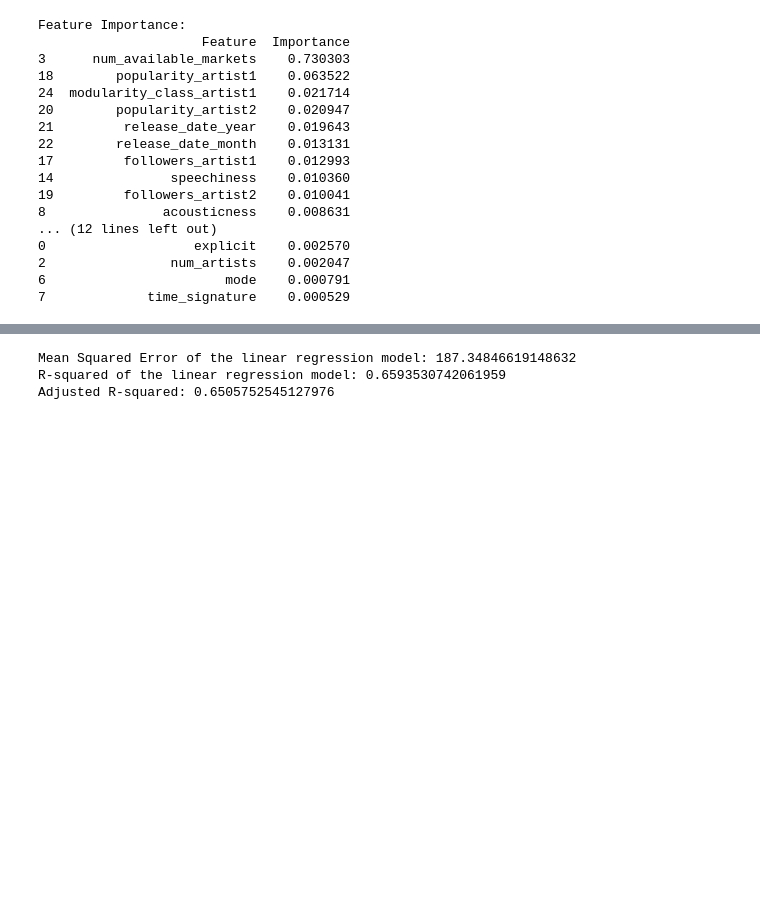
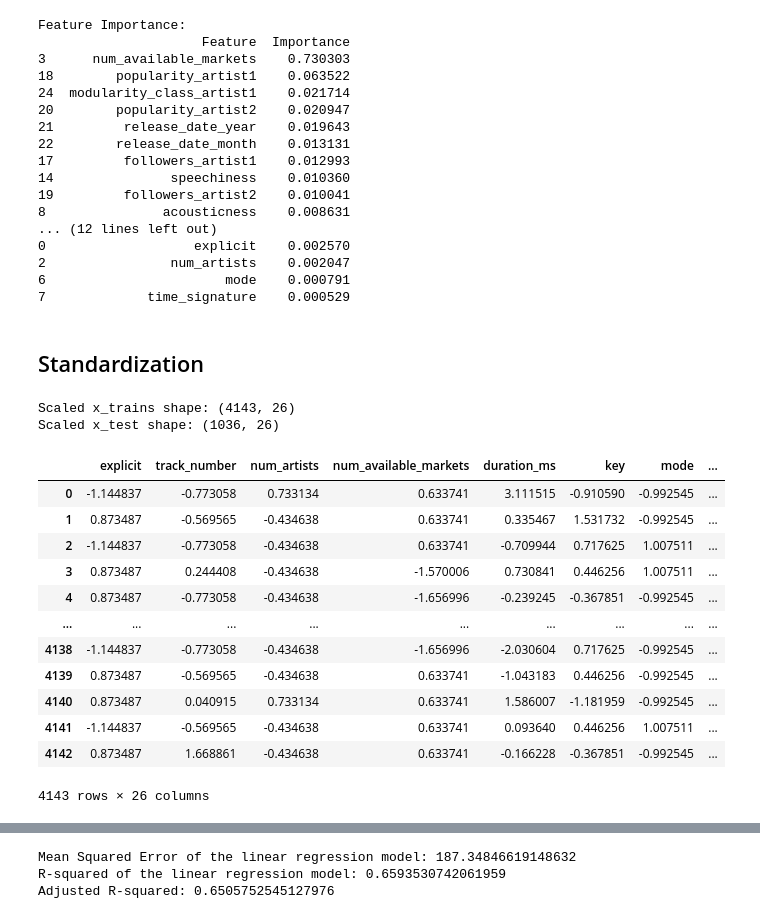
Before and after one commit to anushkavp/Music-Collaboration-Analysis, a Jupyter notebook: Preprocessing.ipynb, the cells around one changed output, grey strips where cells are left out. Saved outputs shown, nothing was run; the diff lists cells and outputs as text; code cells hidden in the pictures; blank space fills up the shorter version.

```diff
--- a/Preprocessing.ipynb
+++ b/Preprocessing.ipynb
@@ -1156,3 +1156,34 @@ Feature Importance:
 2                num_artists    0.002047
 6                       mode    0.000791
 7             time_signature    0.000529
+# %% [markdown]
+## Standardization
+# %%
+from sklearn.preprocessing import StandardScaler
+scaler = StandardScaler()
+# transform data
+scaled_x_train = scaler.fit_transform(X_train)
+scaled_x_train = pd.DataFrame(scaled_x_train, columns =X.columns)
+print("Scaled x_trains shape:",scaled_x_train.shape)
+scaled_x_test = scaler.fit_transform(X_test)
+scaled_x_test = pd.DataFrame(scaled_x_test, columns =X.columns)
+print("Scaled x_test shape:",scaled_x_test.shape)
+# %% [output]
+Scaled x_trains shape: (4143, 26)
+Scaled x_test shape: (1036, 26)
+# %%
+scaled_x_train
+# %% [output]
+|  | explicit | track_number | num_artists | num_available_markets | duration_ms | key | mode | ... |
+| 0 | -1.144837 | -0.773058 | 0.733134 | 0.633741 | 3.111515 | -0.910590 | -0.992545 | ... |
+| 1 | 0.873487 | -0.569565 | -0.434638 | 0.633741 | 0.335467 | 1.531732 | -0.992545 | ... |
+| 2 | -1.144837 | -0.773058 | -0.434638 | 0.633741 | -0.709944 | 0.717625 | 1.007511 | ... |
+| 3 | 0.873487 | 0.244408 | -0.434638 | -1.570006 | 0.730841 | 0.446256 | 1.007511 | ... |
+| 4 | 0.873487 | -0.773058 | -0.434638 | -1.656996 | -0.239245 | -0.367851 | -0.992545 | ... |
+| ... | ... | ... | ... | ... | ... | ... | ... | ... |
+| 4138 | -1.144837 | -0.773058 | -0.434638 | -1.656996 | -2.030604 | 0.717625 | -0.992545 | ... |
+| 4139 | 0.873487 | -0.569565 | -0.434638 | 0.633741 | -1.043183 | 0.446256 | -0.992545 | ... |
+| 4140 | 0.873487 | 0.040915 | 0.733134 | 0.633741 | 1.586007 | -1.181959 | -0.992545 | ... |
+| 4141 | -1.144837 | -0.569565 | -0.434638 | 0.633741 | 0.093640 | 0.446256 | 1.007511 | ... |
+| 4142 | 0.873487 | 1.668861 | -0.434638 | 0.633741 | -0.166228 | -0.367851 | -0.992545 | ... |
+4143 rows × 26 columns
```
Also changed, not shown: parts of 11 cells of this notebook.
